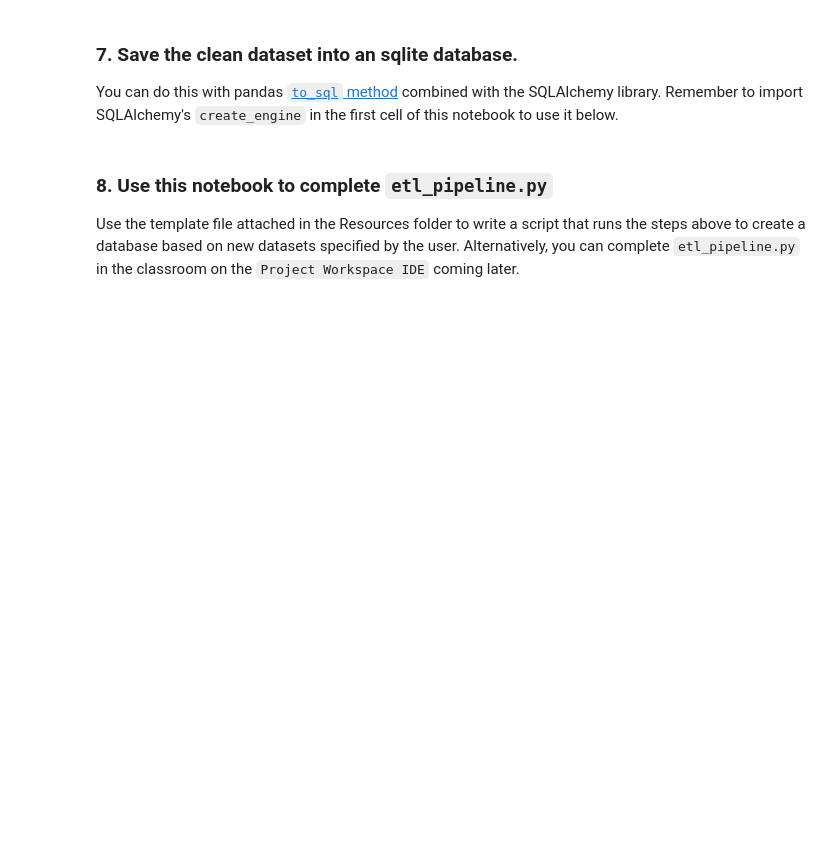
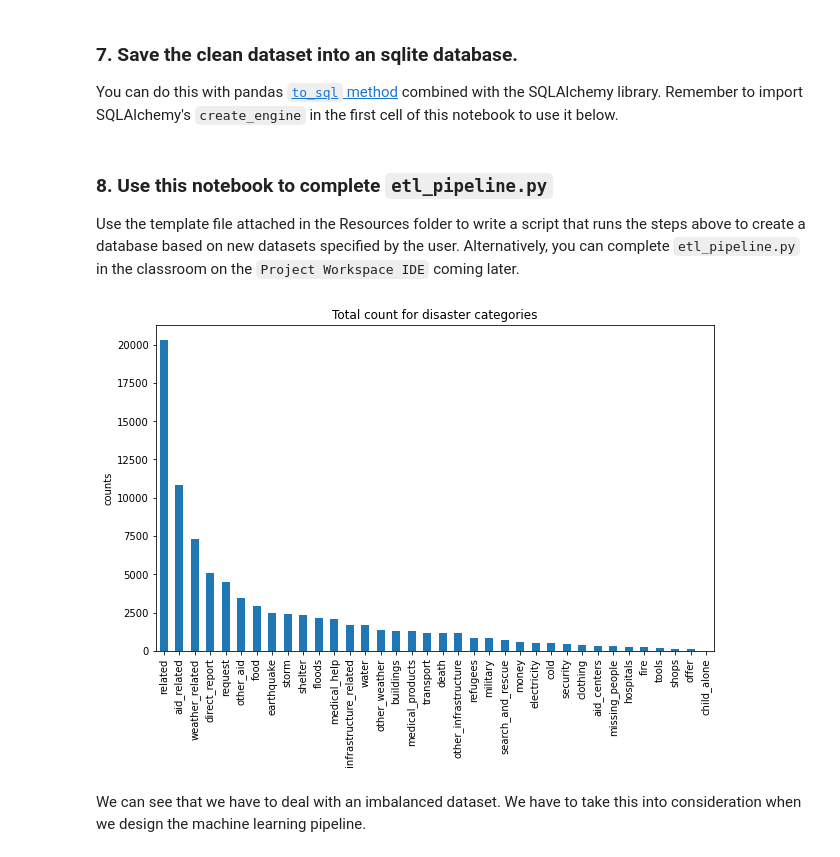
Before and after one commit to YvesDeutschmann/disaster-response-pipeline-project, a Jupyter notebook: ETL Pipeline Preparation.ipynb, the cells around one changed output. Drawn from its saved outputs; the diff is of its cells as text; code cells hidden in the pictures; blank space fills up the shorter version.

Commit message:
added visualization

```diff
--- a/ETL Pipeline Preparation.ipynb
+++ b/ETL Pipeline Preparation.ipynb
@@ -163,3 +165,14 @@ df.to_sql('CleanData', engine, index=False)
 # %% [markdown]
 ### 8. Use this notebook to complete `etl_pipeline.py`
 Use the template file attached in the Resources folder to write a script that runs the steps above to create a database based on new datasets specified by the user. Alternatively, you can complete `etl_pipeline.py` in the classroom on the `Project Workspace IDE` coming later.
+# %%
+category_count = df.iloc[:,4:].sum().sort_values(ascending=False)
+# plot category counts
+fig, ax = plt.subplots(figsize=(10,6))
+plt.title('Total count for disaster categories')
+plt.ylabel('counts')
+category_count.plot(kind='bar');
+# %% [output]
+[figure, added]
+# %% [markdown]
+We can see that we have to deal with an imbalanced dataset. We have to take this into consideration when we design the machine learning pipeline.
```
Also changed, not shown: parts of 1 cell of this notebook.
